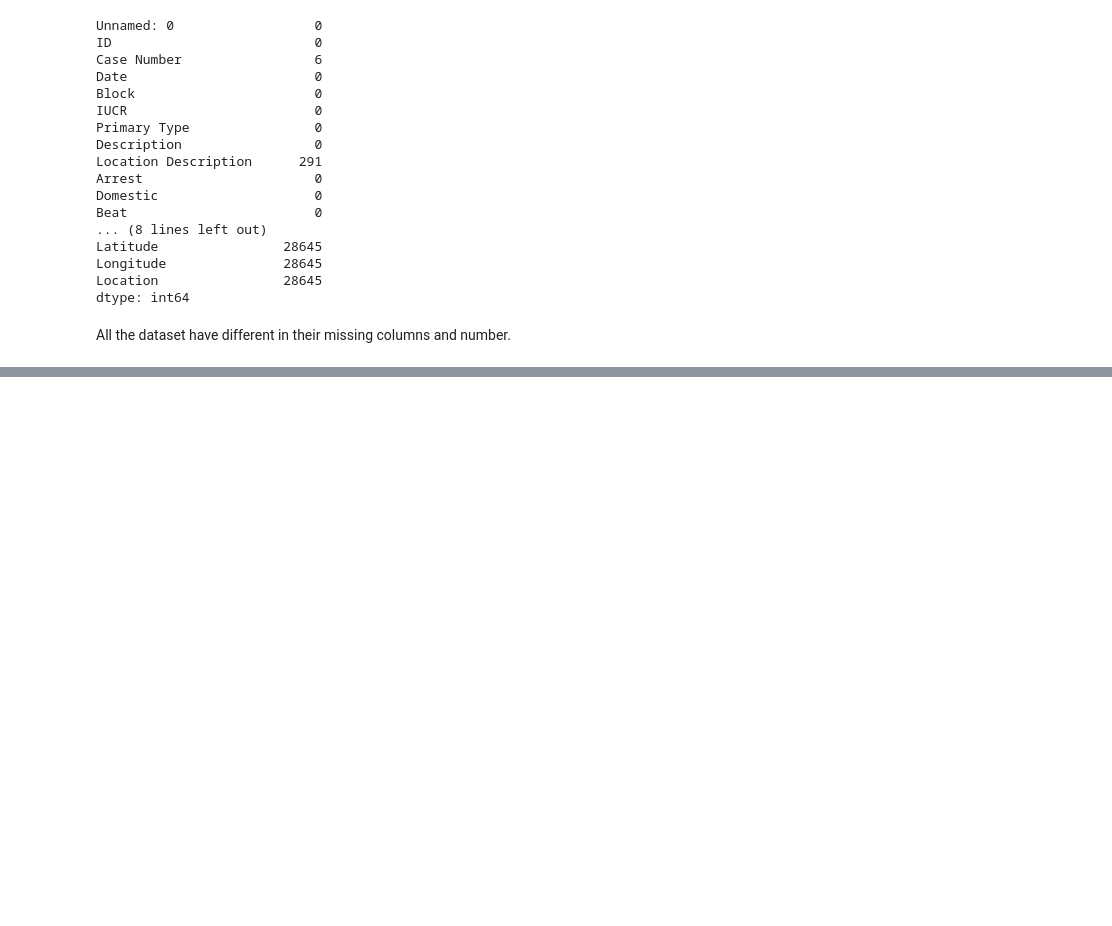
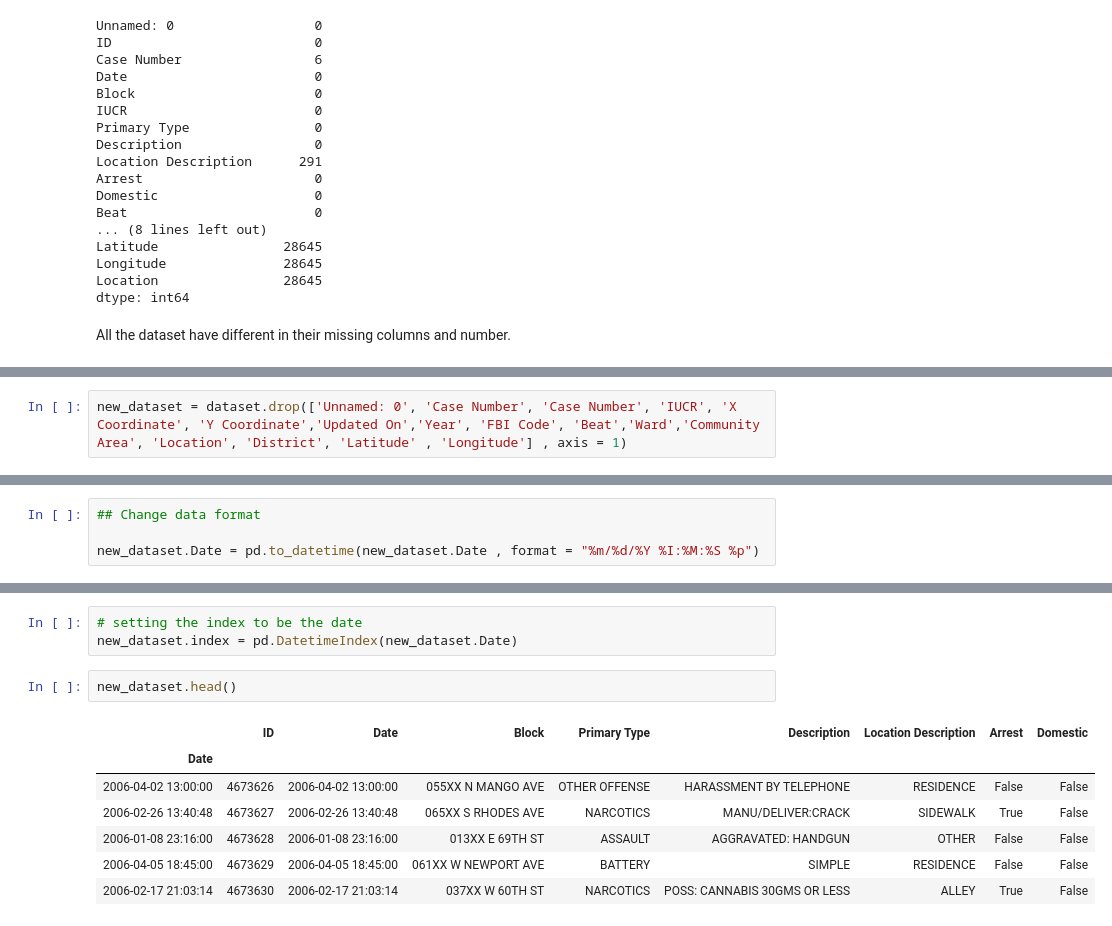
Before and after one commit to LIMON100/Crimes-in-Chicago, a Jupyter notebook: CrimeAnalysis.ipynb, the cells around one changed output, grey strips where cells are left out. Cells and saved outputs as stored; diff of their text form; blank space fills up the shorter version.

```diff
--- a/CrimeAnalysis.ipynb
+++ b/CrimeAnalysis.ipynb
@@ -141,0 +246,2 @@ dataset1.head().transpose()
+# %%
+new_dataset = dataset.drop(['Unnamed: 0', 'Case Number', 'Case Number', 'IUCR', 'X Coordinate', 'Y Coordinate','Updated On','Year', 'FBI Code', 'Beat','Ward','Community Area', 'Location', 'District', 'Latitude' , 'Longitude'] , axis = 1)
@@ -141,0 +292,4 @@ dataset1.head().transpose()
+# %%
+## Change data format
+
+new_dataset.Date = pd.to_datetime(new_dataset.Date , format = "%m/%d/%Y %I:%M:%S %p")
@@ -141,0 +311,13 @@ dataset1.head().transpose()
+# %%
+# setting the index to be the date
+new_dataset.index = pd.DatetimeIndex(new_dataset.Date)
+# %%
+new_dataset.head()
+# %% [output]
+|  | ID | Date | Block | Primary Type | Description | Location Description | Arrest | Domestic |
+| Date |  |  |  |  |  |  |  |  |
+| 2006-04-02 13:00:00 | 4673626 | 2006-04-02 13:00:00 | 055XX N MANGO AVE | OTHER OFFENSE | HARASSMENT BY TELEPHONE | RESIDENCE | False | False |
+| 2006-02-26 13:40:48 | 4673627 | 2006-02-26 13:40:48 | 065XX S RHODES AVE | NARCOTICS | MANU/DELIVER:CRACK | SIDEWALK | True | False |
+| 2006-01-08 23:16:00 | 4673628 | 2006-01-08 23:16:00 | 013XX E 69TH ST | ASSAULT | AGGRAVATED: HANDGUN | OTHER | False | False |
+| 2006-04-05 18:45:00 | 4673629 | 2006-04-05 18:45:00 | 061XX W NEWPORT AVE | BATTERY | SIMPLE | RESIDENCE | False | False |
+| 2006-02-17 21:03:14 | 4673630 | 2006-02-17 21:03:14 | 037XX W 60TH ST | NARCOTICS | POSS: CANNABIS 30GMS OR LESS | ALLEY | True | False |
```
Also changed, not shown: parts of 24 cells of this notebook.
